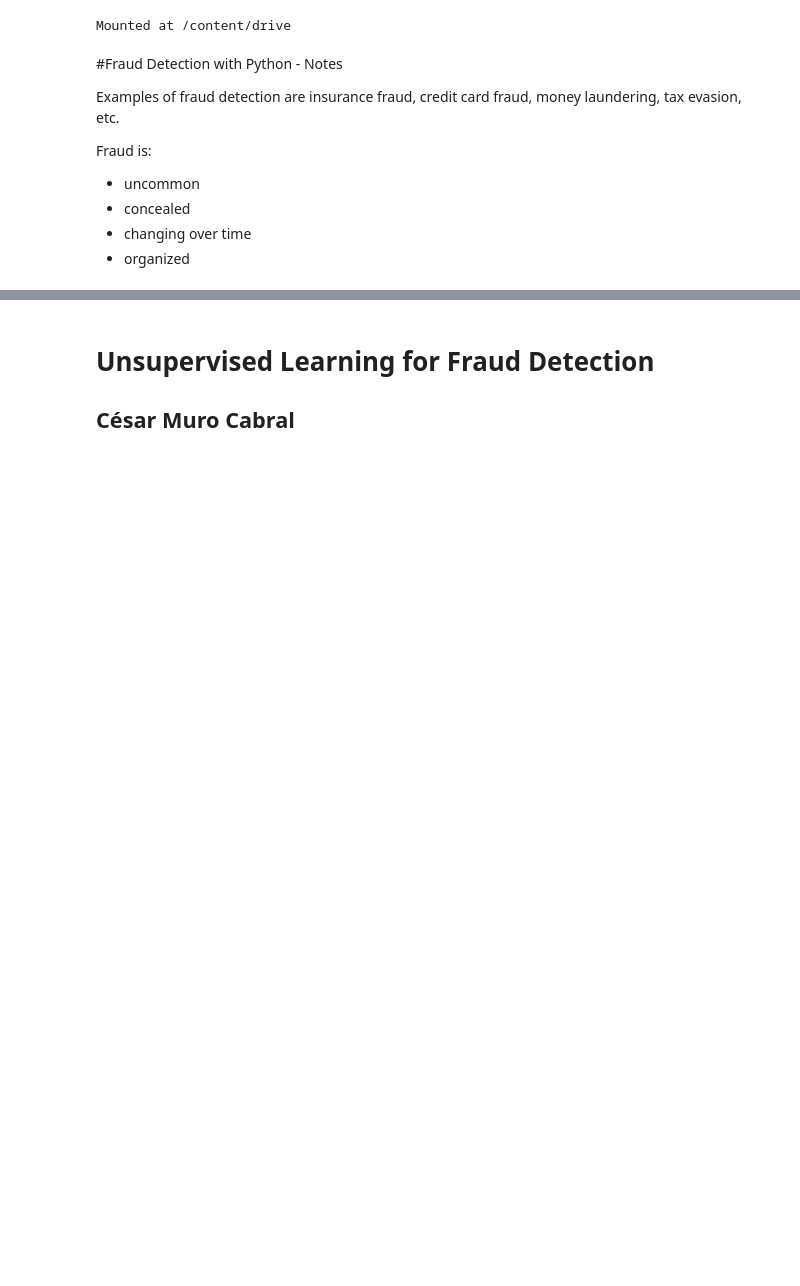
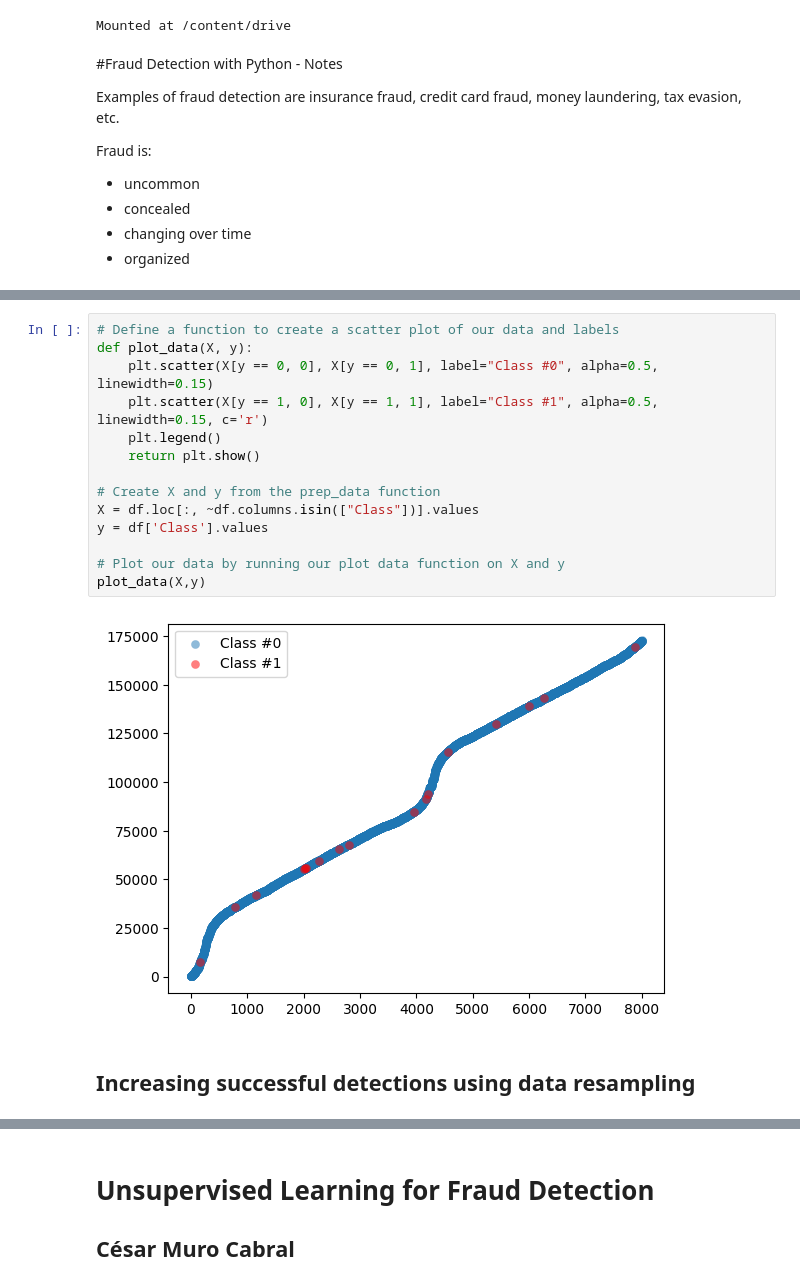
Before and after one commit to cmuro27/Machine_Learning_Projects_and_Notes, a Jupyter notebook: Project_fraud_detection_unsupervised.ipynb, the cells around one changed output, grey strips where cells are left out. Saved outputs shown, nothing was run; the diff lists cells and outputs as text; blank space fills up the shorter version.

```diff
--- a/Project_fraud_detection_unsupervised.ipynb
+++ b/Project_fraud_detection_unsupervised.ipynb
@@ -18,0 +46,18 @@ df = pd.read_csv("/content/drive/MyDrive/Colab Notebooks/datasets/fraud_detectio
+# %%
+# Define a function to create a scatter plot of our data and labels
+def plot_data(X, y):
+	plt.scatter(X[y == 0, 0], X[y == 0, 1], label="Class #0", alpha=0.5, linewidth=0.15)
+	plt.scatter(X[y == 1, 0], X[y == 1, 1], label="Class #1", alpha=0.5, linewidth=0.15, c='r')
+	plt.legend()
+	return plt.show()
+
+# Create X and y from the prep_data function
+X = df.loc[:, ~df.columns.isin(["Class"])].values
+y = df['Class'].values
+
+# Plot our data by running our plot data function on X and y
+plot_data(X,y)
+# %% [output]
+[figure, added]
+# %% [markdown]
+## Increasing successful detections using data resampling
```
Also changed, not shown: parts of 2 cells of this notebook.
